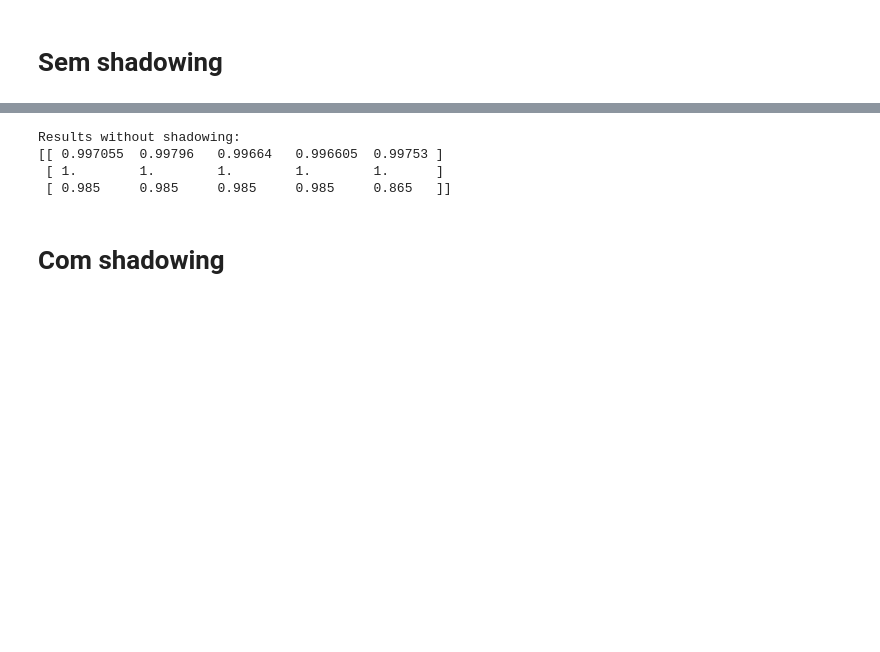
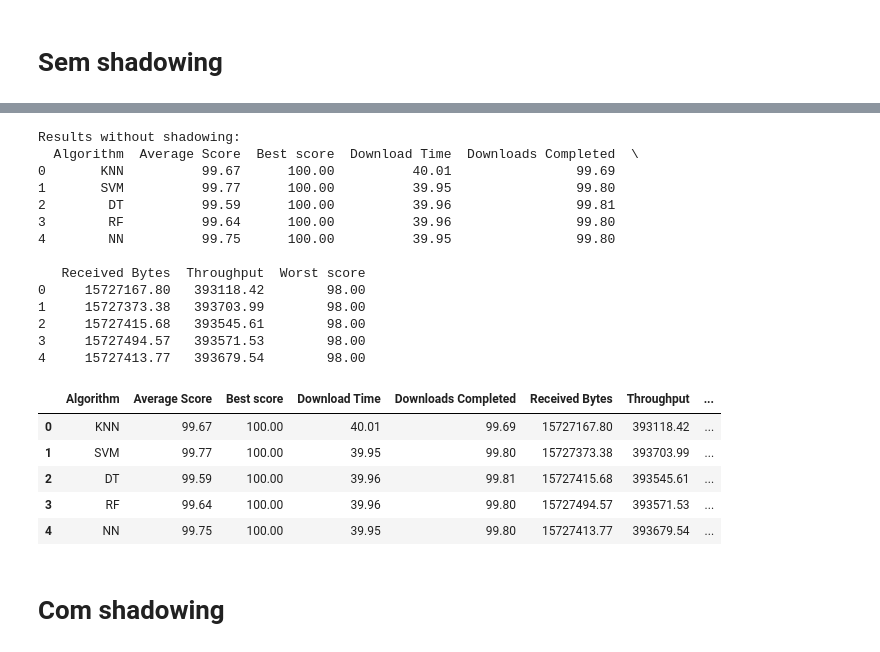
Before and after one commit to ycaroravel/CoverageHolesScenario_ns-3, a Jupyter notebook: MachineLearningEstrategy3.ipynb, the cells around one changed output, grey strips where cells are left out. Cells and saved outputs as stored; diff of their text form; code cells hidden in the pictures; blank space fills up the shorter version.

```diff
--- a/MachineLearningEstrategy3.ipynb
+++ b/MachineLearningEstrategy3.ipynb
@@ -289,4 +357,39 @@ x_train, x_test, y_train, y_test = train_test_split(x,y,test_size = 0.2, random_
 sc_X = StandardScaler()
 x_train = sc_X.fit_transform(x_train)
 x_test = sc_X.transform(x_test) # There is no need to fit after the training set is fit
+# %%
+classifier_knn=KNeighborsClassifier(algorithm='auto', leaf_size=30, metric='minkowski',
+           metric_params=None, n_jobs=1, n_neighbors=6, p=1,
+           weights='uniform')
+
+classifier_svm=SVC(C=100, cache_size=200, class_weight=None, coef0=0.0,
+  decision_function_shape='ovo', degree=3, gamma=1, kernel='rbf',
+  max_iter=-1, probability=False, random_state=0, shrinking=True,
+  tol=0.001, verbose=False)
+
+classifier_dt=DecisionTreeClassifier(class_weight='balanced', criterion='gini',
+            max_depth=None, max_features=None, max_leaf_nodes=None,
+            min_impurity_decrease=0.0, min_impurity_split=None,
+            min_samples_leaf=1, min_samples_split=2,
+            min_weight_fraction_leaf=0.0, presort=False, random_state=0,
+            splitter='best')
+
+
+classifier_rf=RandomForestClassifier(bootstrap=True, class_weight='balanced',
+            criterion='gini', max_depth=None, max_features=None,
+            max_leaf_nodes=None, min_impurity_decrease=0.0,
+            min_impurity_split=None, min_samples_leaf=1,
+            min_samples_split=2, min_weight_fraction_leaf=0.0,
+            n_estimators=5, n_jobs=-1, oob_score=False, random_state=0,
+            verbose=0, warm_start=False)
+
+classifier_nn=MLPClassifier(activation='logistic', alpha=0.0001, batch_size='auto',
+       beta_1=0.9, beta_2=0.999, early_stopping=False, epsilon=1e-08,
+       hidden_layer_sizes=[10,10,10], learning_rate='constant',
+       learning_rate_init=0.001, max_iter=2000, momentum=0.9,
+       nesterovs_momentum=True, power_t=0.5, random_state=0, shuffle=True,
+       solver='lbfgs', tol=0.0001, validation_fraction=0.1, verbose=False,
+       warm_start=False)
+
+conf=[classifier_knn,classifier_svm,classifier_dt,classifier_rf, classifier_nn]
 # %%
@@ -327,5 +408,5 @@ KNeighborsClassifier(algorithm='auto', leaf_size=30, metric='minkowski',
 # %%
 # Applying the classifiers
-maxRange=1000
-p = applyingAllClassifiers(numberOfRandomStates=maxRange, x=x, y=y, classifiers=classifiers)
+maxRange=100
+stats = applyingAllClassifiers(numberOfRandomStates=maxRange, x=x, y=y, classifiers=classifiers)
 # %% [output]
@@ -349,11 +430,28 @@ p = applyingAllClassifiers(numberOfRandomStates=maxRange, x=x, y=y, classifiers=
 # %%
 print('Results without shadowing:')
-print(1 - p)
+print(stats)
+stats
 # %% [output]
 Results without shadowing:
-[[ 0.997055  0.99796   0.99664   0.996605  0.99753 ]
- [ 1.        1.        1.        1.        1.      ]
- [ 0.985     0.985     0.985     0.985     0.865   ]]
+  Algorithm  Average Score  Best score  Download Time  Downloads Completed  \
+0       KNN          99.67      100.00          40.01                99.69
+1       SVM          99.77      100.00          39.95                99.80
+2        DT          99.59      100.00          39.96                99.81
+3        RF          99.64      100.00          39.96                99.80
+4        NN          99.75      100.00          39.95                99.80
+
+   Received Bytes  Throughput  Worst score
+0     15727167.80   393118.42        98.00
+1     15727373.38   393703.99        98.00
+2     15727415.68   393545.61        98.00
+3     15727494.57   393571.53        98.00
+4     15727413.77   393679.54        98.00
+|  | Algorithm | Average Score | Best score | Download Time | Downloads Completed | Received Bytes | Throughput | ... |
+| 0 | KNN | 99.67 | 100.00 | 40.01 | 99.69 | 15727167.80 | 393118.42 | ... |
+| 1 | SVM | 99.77 | 100.00 | 39.95 | 99.80 | 15727373.38 | 393703.99 | ... |
+| 2 | DT | 99.59 | 100.00 | 39.96 | 99.81 | 15727415.68 | 393545.61 | ... |
+| 3 | RF | 99.64 | 100.00 | 39.96 | 99.80 | 15727494.57 | 393571.53 | ... |
+| 4 | NN | 99.75 | 100.00 | 39.95 | 99.80 | 15727413.77 | 393679.54 | ... |
 # %% [markdown]
 # Com shadowing
 # %%
```
Also changed, not shown: parts of 8 cells of this notebook, 1 other file.
